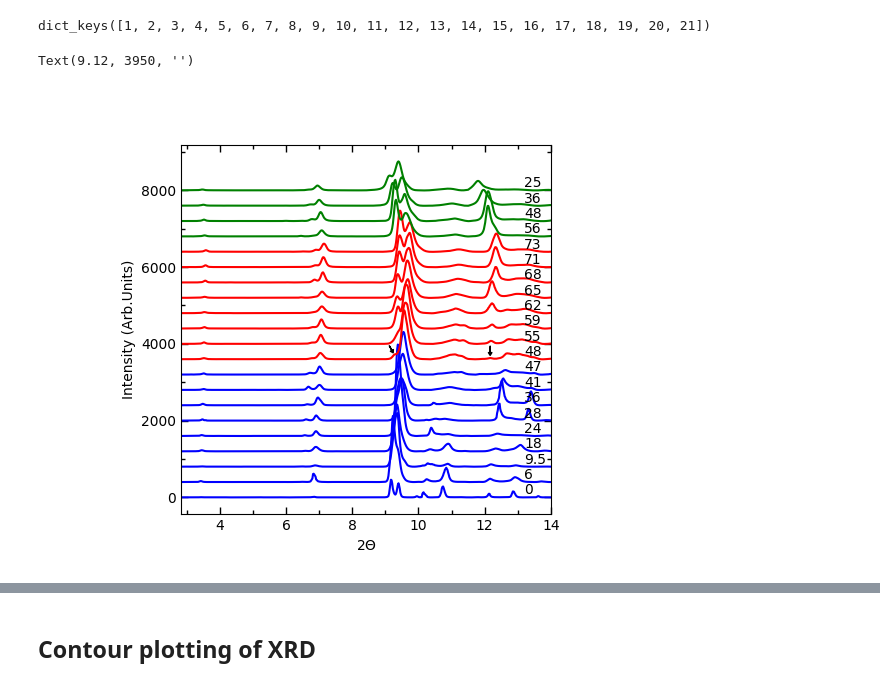
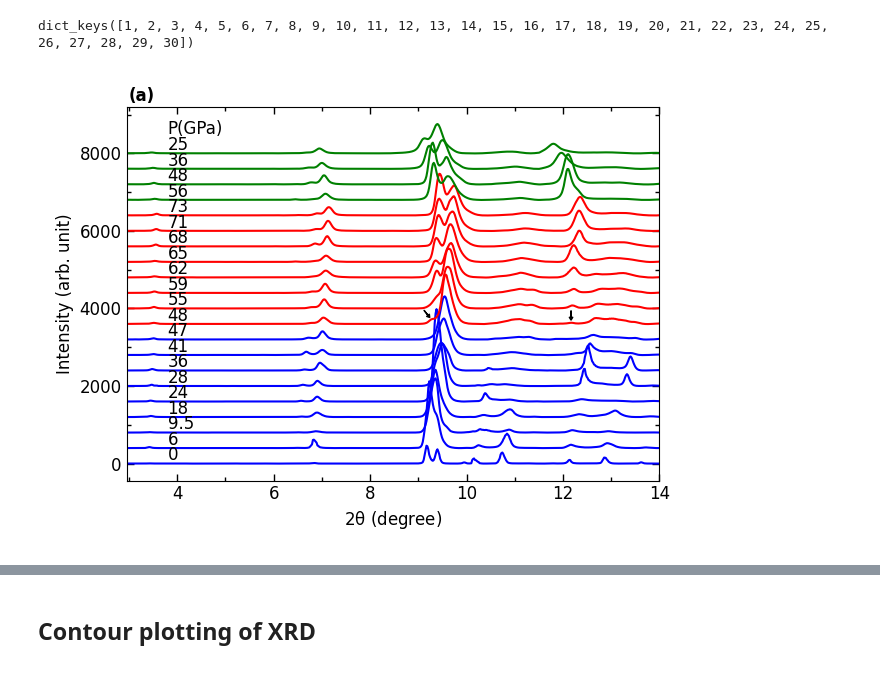
Before and after one commit to jhamlin-ufl/remob2, a Jupyter notebook: notebooks/XRD.ipynb, the cells around one changed output, grey strips where cells are left out. Drawn from its saved outputs; the diff is of its cells as text; code cells hidden in the pictures.

```diff
--- a/notebooks/XRD.ipynb
+++ b/notebooks/XRD.ipynb
@@ -14,57 +19,75 @@ from matplotlib import container
 path_R2 = Path('../data/raw/XRD/Re0.1Mo0.9B2_HPXRD_run2_300_20220710/mask&dat&fxye/') #path for Run 2
 path_R3 = Path('../data/raw/XRD/Re0.1Mo0.9B2_HPXRD_run3_150_20230228/mask&dat&fxye/') #path for Run 3
 # %%
-data_dict = {}
+data_dict1 = {}
 
 for file in path_R2.iterdir() :
     if str(file).endswith('.dat'):
         file_num = int(re.split('_', str(file.name))[0])
-        data_dict[file_num] = pd.read_csv(
+        data_dict1[file_num] = pd.read_csv(
         file,
         delimiter='  ',
         usecols=[0, 1],
         skiprows=[0],
         names=['theta2','intensity'], engine = 'python'
         ).dropna()
+# %%
+data_dict2 = {}
+
+for file in path_R3.iterdir() :
+    if str(file).endswith('.dat'):
+        file_num = int(re.split('_', str(file.name))[0])
+        data_dict2[file_num] = pd.read_csv(
+        file,
+        delimiter='  ',
+        usecols=[0, 1],
+        skiprows=[0],
+        names=['theta2','intensity'], engine = 'python'
+        ).dropna()
 # %%
-data_dict = dict(sorted(data_dict.items()))
+data_dict1 = dict(sorted(data_dict1.items()))
+data_dict2 = dict(sorted(data_dict2.items()))
 # %%
-data_dict.keys()
+data_dict2.keys()
 # %% [output]
-dict_keys([1, 2, 3, 4, 5, 6, 7, 8, 9, 10, 11, 12, 13, 14, 15, 16, 17, 18, 19, 20, 21])
+dict_keys([1, 2, 3, 4, 5, 6, 7, 8, 9, 10, 11, 12, 13, 14, 15, 16, 17, 18, 19, 20, 21, 22, 23, 24, 25, 26, 27, 28, 29, 30])
 # %%
-P = [0,6,9.5,18,24,28,36,41,47,48,55,59,62,65,68,71,73,56,48,36,25]  #pressure values corresponding to the dict keys/file numbers.
+P1 = [0,6,9.5,18,24,28,36,41,47,48,55,59,62,65,68,71,73,56,48,36,25]
+P2 = [0,3.6, 12, 24, 31, 37, 43, 45, 48, 52, 56, 62, 69, 77, 84, 91, 98, 104, 109, 114, 119, 123,
+      128, 133, 138, 142, 147, 168, 165, 137]
+#pressure values corresponding to the dict keys/file numbers.
 # %%
-fig, ax = plt.subplots()
-ax.set_box_aspect(1)
+fig, ax = plt.subplots(figsize = (6.5,4.8))
 offset =0
 i= 0
-for file in data_dict.keys(): #Plotting Unloading data files
-        df = data_dict[file]
+for file in data_dict1.keys(): #Plotting Unloading data files
+        df = data_dict1[file]
         if i < 9:
             ax.plot(df.theta2, df.intensity+offset, color = 'b')
         elif i>=9 and i<17:
             ax.plot(df.theta2, df.intensity+offset, color = 'r')
         else:
             ax.plot(df.theta2, df.intensity+offset, color = 'g')
 
-        ax.text(13.2, 80+offset, P[i])
+        ax.text(3.8, 80+offset, P1[i])
         offset = offset+400
         i=i+1;
 
-
+ax.text(3.8, 8500, 'P(GPa)')
+ax.text(3,9350,'(a)', fontweight = 'bold')
 ax.xaxis.set_minor_locator(AutoMinorLocator(2))
 ax.yaxis.set_minor_locator(AutoMinorLocator(2))
 ax.tick_params(axis="both",which = 'major', direction="in", length=5, width=1, top = True,right = True)
 ax.tick_params(axis="both",which = 'minor', direction="in", length=3, width=1, top = True, right = True)
-ax.set_xlabel('2$\Theta$')
-ax.set_ylabel('Intensity (Arb.Units)')
-ax.set_xlim(2.83,14)
+ax.set_xlabel(r'2$\mathrm{\theta}$ (degree)')
+ax.set_ylabel('Intensity (arb. unit)')
+ax.set_xlim(2.95,14)
 prop = dict(arrowstyle="-|>,head_width=0.4,head_length=0.8",
             shrinkA=0,shrinkB=0)
 ax.annotate("",xy= (12.167,3700),xytext = (12.167, 3941), arrowprops=dict(headwidth=2.5, headlength=2, width=0.02,color ='k'))
 ax.annotate("", xy = (9.237,3767), xytext=(9.120,3950), arrowprops = dict(headwidth=2.5, headlength=2, width=0.02,color ='k'))
+
+plt.tight_layout();
 # %% [output]
-Text(9.12, 3950, '')
-[figure, old version]
+[figure, new version]
 # %%
```
Also changed, not shown: parts of 18 cells of this notebook, 38 other files.
